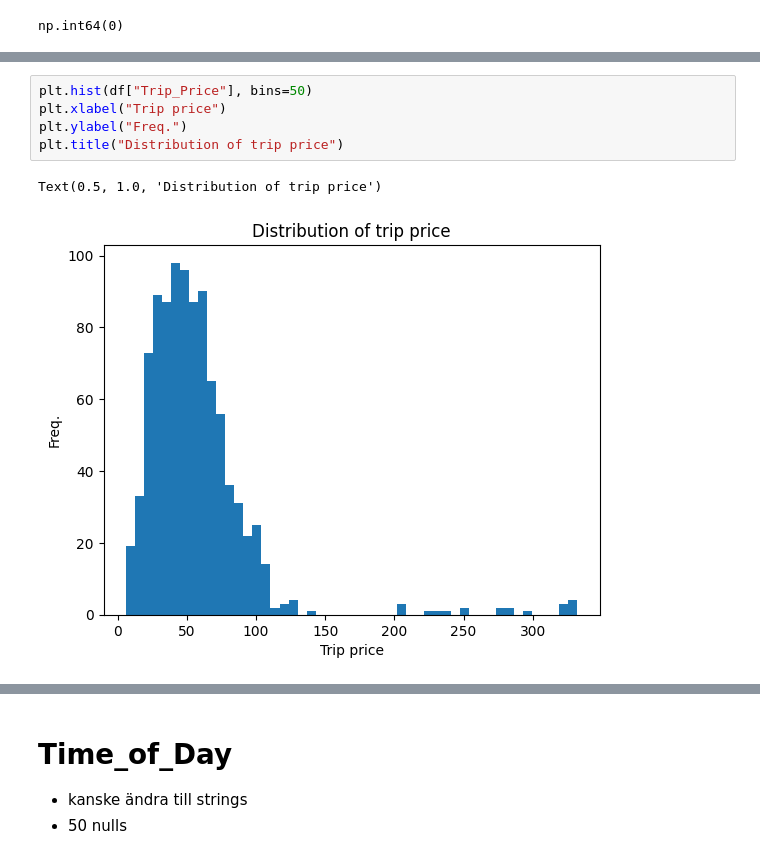
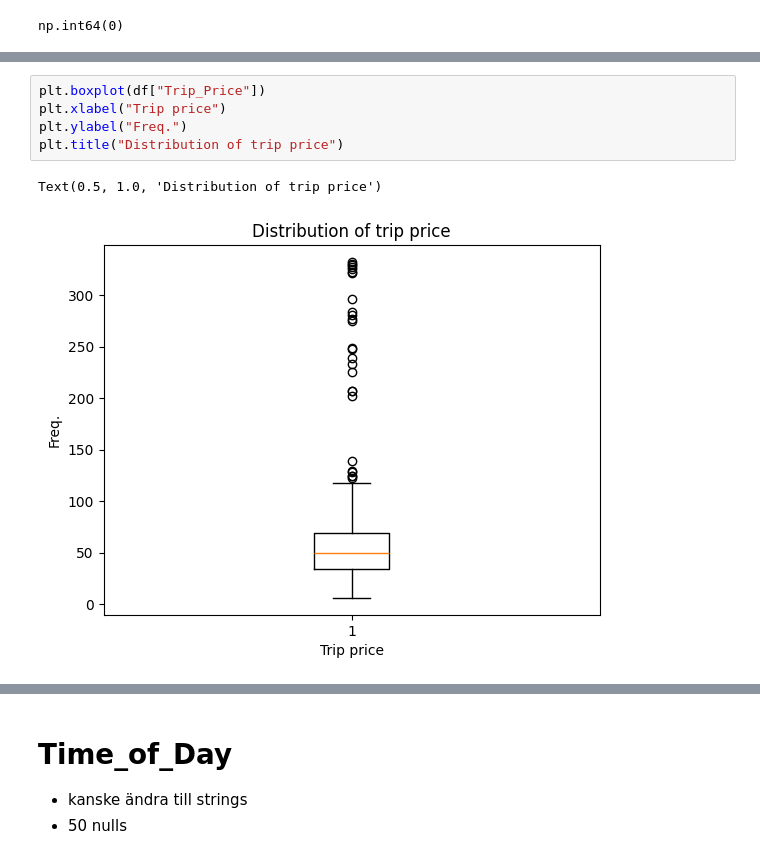
Before and after one commit to luckepucke6/taxi_prediction_fullstack_lucas_lindh, a Jupyter notebook: src/taxipred/model_development/eda.ipynb, the cells around one changed output, grey strips where cells are left out. Drawn from its saved outputs; the diff is of its cells as text.

```diff
--- a/src/taxipred/model_development/eda.ipynb
+++ b/src/taxipred/model_development/eda.ipynb
@@ -185,8 +218,8 @@ np.int64(0)
 # %%
-plt.hist(df["Trip_Price"], bins=50)
+plt.boxplot(df["Trip_Price"])
 plt.xlabel("Trip price")
 plt.ylabel("Freq.")
 plt.title("Distribution of trip price")
 # %% [output]
 Text(0.5, 1.0, 'Distribution of trip price')
-[figure, old version]
+[figure, new version]
```
Also changed, not shown: parts of 11 cells of this notebook, 1 other file.
